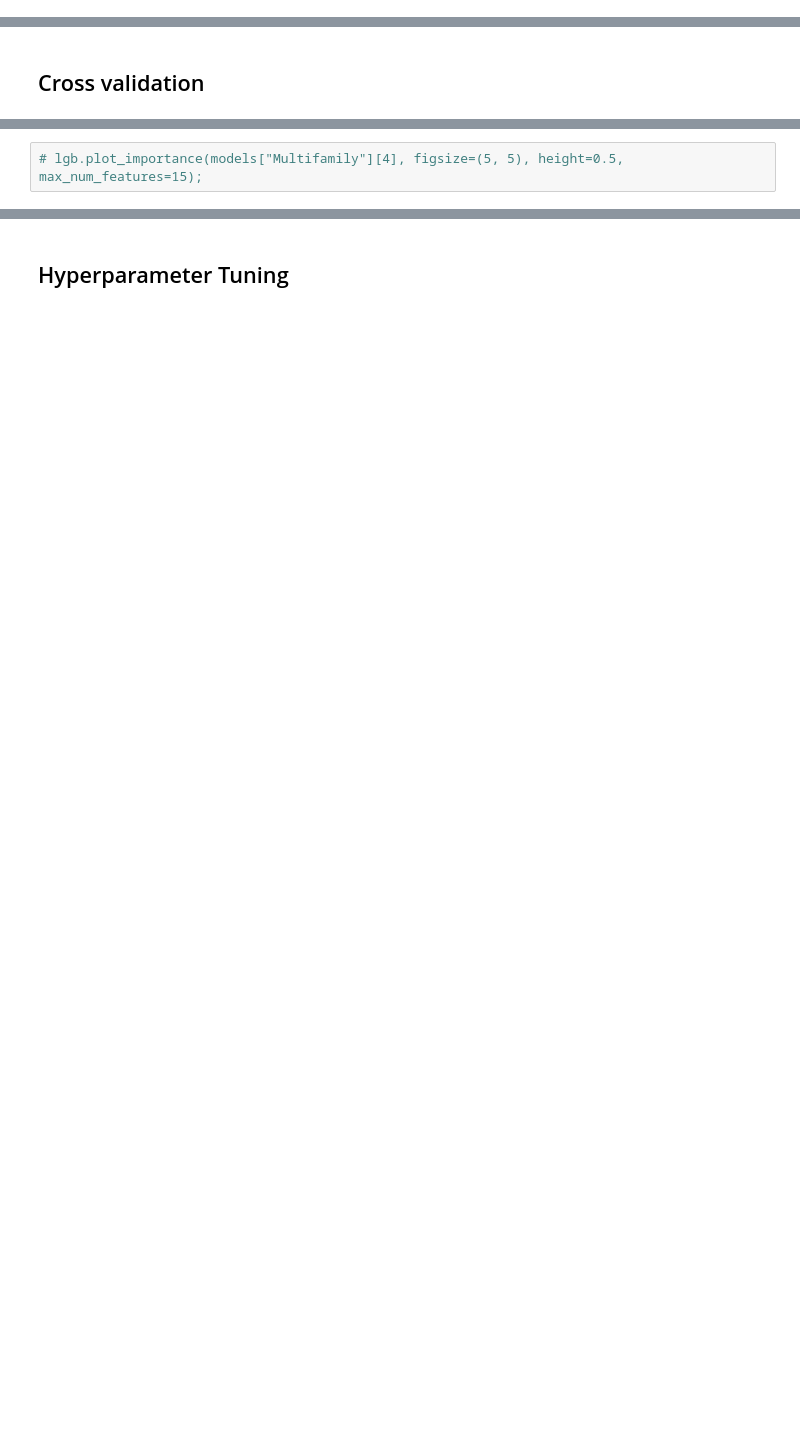
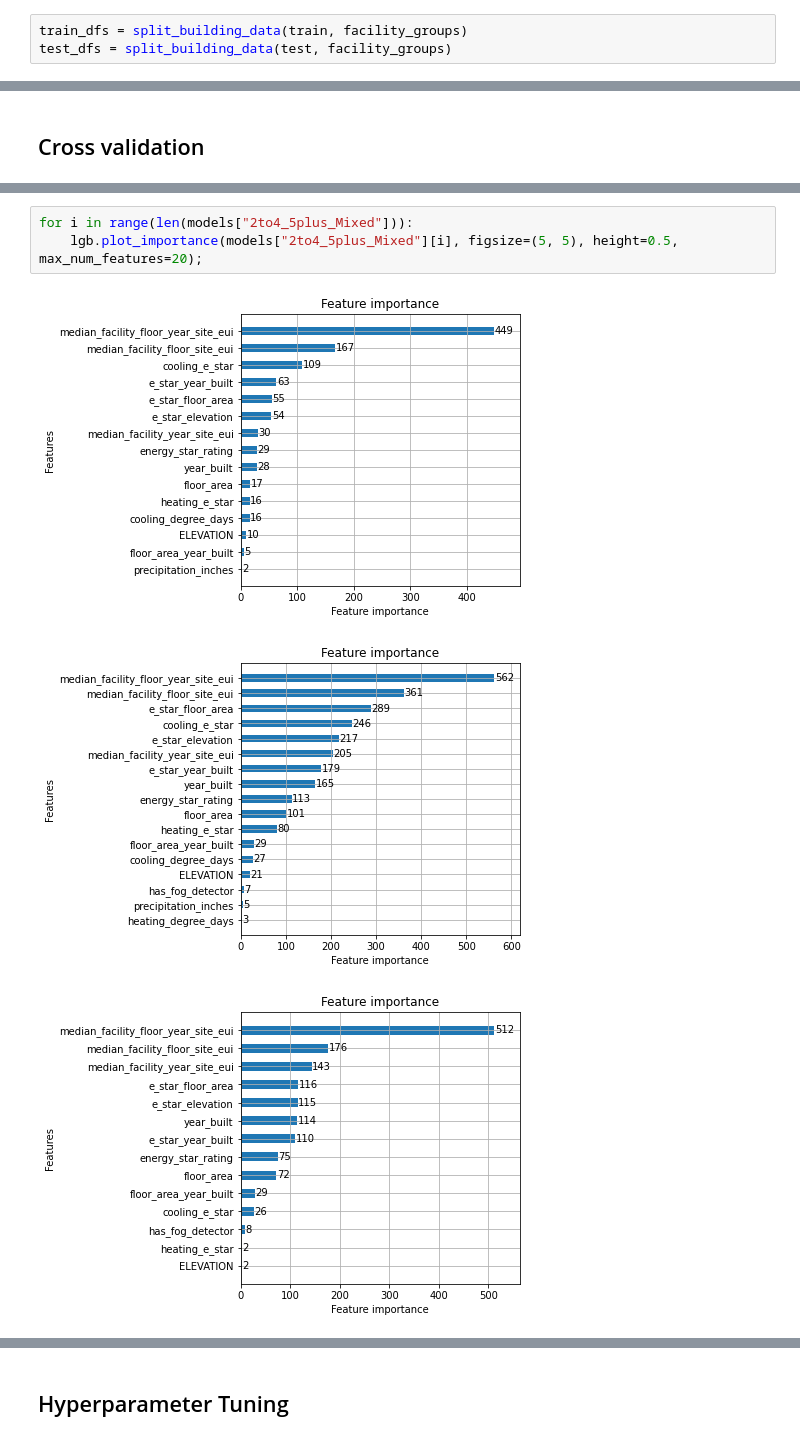
Before and after one commit to VenusianGirl/wids-datathon-2022, a Jupyter notebook: wids-datathon-2022.ipynb, the cells around one changed output, grey strips where cells are left out. Drawn from its saved outputs; the diff is of its cells as text; blank space fills up the shorter version.

```diff
--- a/wids-datathon-2022.ipynb
+++ b/wids-datathon-2022.ipynb
@@ -159,2 +858,5 @@ assert set(train_dfs.keys()) == set(test_dfs.keys())
+# %%
+train_dfs = split_building_data(train, facility_groups)
+test_dfs = split_building_data(test, facility_groups)
 # %% [markdown]
 ## Missing data
@@ -716,2 +1001,7 @@ results_df[results_df["Fold"] == "MEAN"]
 # %%
-# lgb.plot_importance(models["Multifamily"][4], figsize=(5, 5), height=0.5, max_num_features=15);
+for i in range(len(models["2to4_5plus_Mixed"])):
+    lgb.plot_importance(models["2to4_5plus_Mixed"][i], figsize=(5, 5), height=0.5, max_num_features=20);
+# %% [output]
+[figure, added]
+[figure, added]
+[figure, added]
```
Also changed, not shown: parts of 66 cells of this notebook.
